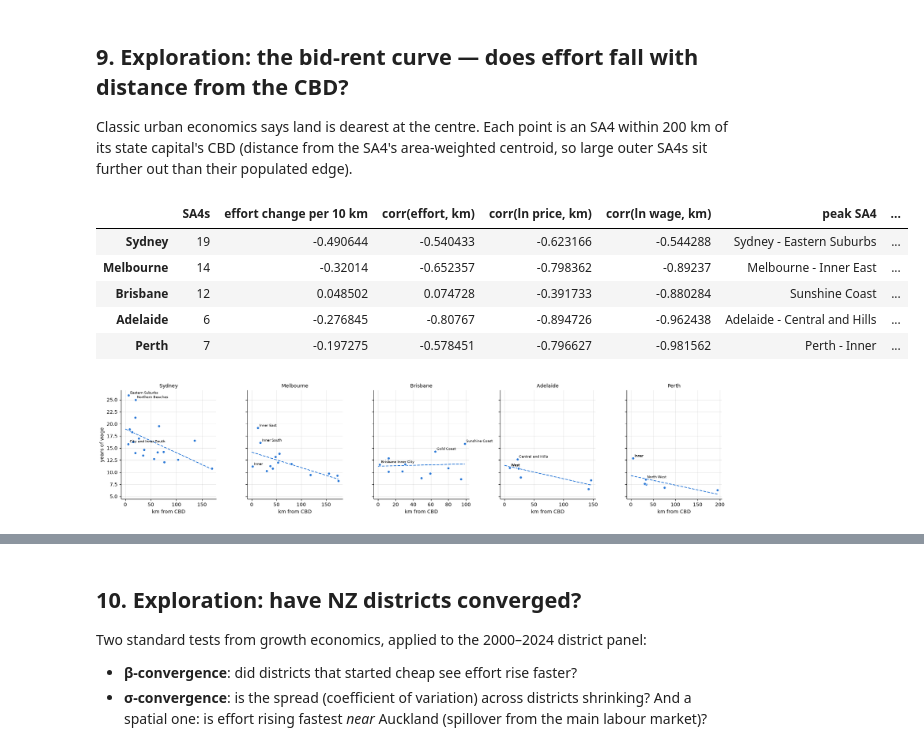
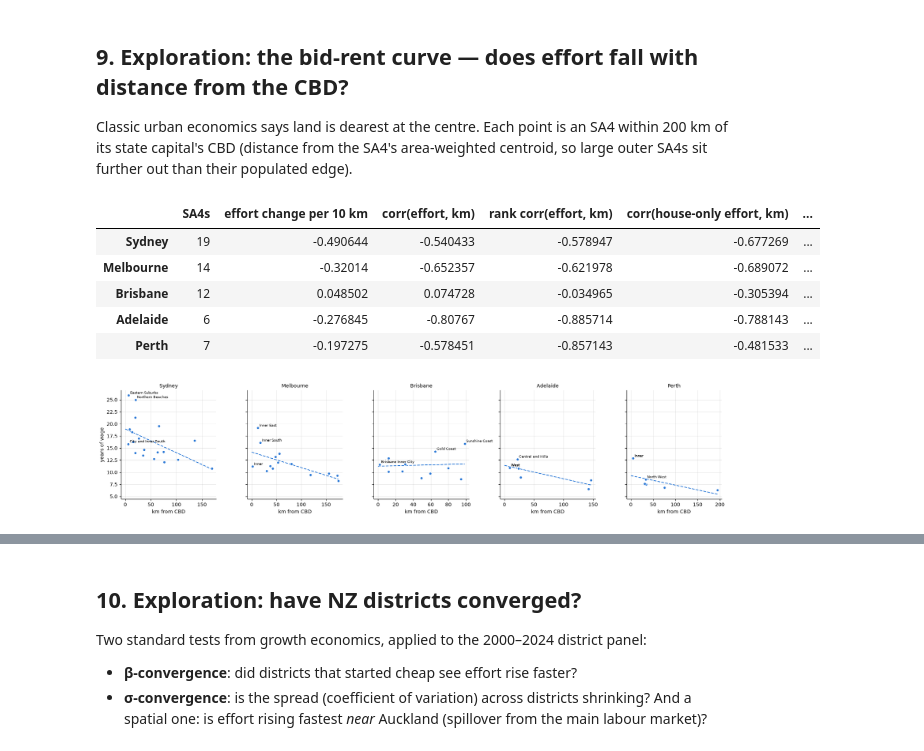
Before and after one commit to chid/au-nz-housing-effort, a Jupyter notebook: investigate.ipynb, the cells around one changed output, grey strips where cells are left out. Saved outputs shown, nothing was run; the diff lists cells and outputs as text; code cells hidden in the pictures.

```diff
--- a/investigate.ipynb
+++ b/investigate.ipynb
@@ -96,0 +100,12 @@ pd.DataFrame({k: fit_density(au, y=k) for k in ['eff', 'eff_unit', 'eff_house']}
+# %%
+lo = nz.dens.min(); core = au[au.dens >= lo]
+sets = [('AU, all 50', au, 'workers_pow_2021'), (f'AU, without the {len(au) - len(core)} regions sparser than any NZ district', core, 'workers_pow_2021'), ('NZ, 57 (metros merged)', nz, 'employees')]
+rob = pd.DataFrame({k: {'n': len(d), 'R² ln(density)': ols([np.log(d.dens.values)], d.eff.values)[1], 'Spearman density': d.dens.rank().corr(d.eff.rank()),
+                        'R² ln(jobs)': ols([np.log(d[w].values)], d.eff.values)[1], 'R² density, job-weighted': np.nan} for k, d, w in sets}).T
+for k, d, w in sets:   # weighted least squares, weights = jobs
+    X = np.column_stack([np.log(d.dens.values), np.ones(len(d))]); sw = np.sqrt(d[w].values); bw, *_ = np.linalg.lstsq(X*sw[:, None], d.eff.values*sw, rcond=None)
+    ww = d[w].values; e = d.eff.values - X @ bw; rob.loc[k, 'R² density, job-weighted'] = 1 - (ww*e**2).sum() / (ww*(d.eff.values - (ww*d.eff.values).sum()/ww.sum())**2).sum()
+bm = ols([np.log(au.dens.values), au.accfood.values], au.eff.values)[0]
+print('AU standardised coefficients: density %.2f, tourism proxy %.2f; corr(ln density, tourism proxy) %.2f' % (bm[0]*np.log(au.dens).std()/au.eff.std(), bm[1]*au.accfood.std()/au.eff.std(), np.corrcoef(np.log(au.dens), au.accfood)[0, 1]))
+print('AU tourism-only R² without the sparse regions: %.2f; density + tourism: %.2f' % (ols([core.accfood.values], core.eff.values)[1], ols([np.log(core.dens.values), core.accfood.values], core.eff.values)[1]))
+print('regions dropped:', list(au.index[au.dens < lo])); rob.astype(float).round(2)
@@ -455,25 +487,29 @@ Classic urban economics says land is dearest at the centre. Each point is an SA4
 # %%
 CBD = {'NSW': ('Sydney', 151.207, -33.868), 'VIC': ('Melbourne', 144.963, -37.814), 'QLD': ('Brisbane', 153.026, -27.469), 'SA': ('Adelaide', 138.600, -34.929), 'WA': ('Perth', 115.860, -31.952)}
 sa4['km_cbd'] = [km(CBD[s][1], CBD[s][2], lo, la) if s in CBD else np.nan for s, lo, la in zip(sa4.state, sa4.lon, sa4.lat)]
 near = sa4[sa4.km_cbd < 200]
 fig, axes = plt.subplots(1, 5, figsize=(18, 4), sharey=True); rows = {}
 for ax, (st, (city, *_)) in zip(axes, CBD.items()):
     d = near[near.state == st]; b = np.polyfit(d.km_cbd, d.eff, 1)
     ax.scatter(d.km_cbd, d.eff, color=AU, s=30, edgecolor='white', zorder=3); xs = np.array([0, d.km_cbd.max()]); ax.plot(xs, b[0]*xs + b[1], '--', color=AU)
     for n in d.nlargest(2, 'eff').index.tolist() + d.nsmallest(1, 'km_cbd').index.tolist():
         ax.annotate(d.name[n].replace(city+' - ', '').replace('Sydney - ', ''), (d.km_cbd[n], d.eff[n]), fontsize=7, xytext=(3, 3), textcoords='offset points')
     ax.set_title(city, fontsize=10); ax.set_xlabel('km from CBD')
+    inner = d[d.name.str.startswith(city) | d.name.isin(['Mornington Peninsula', 'Ipswich', 'Logan - Beaudesert', 'Moreton Bay - North', 'Moreton Bay - South', 'Mandurah', 'Central Coast'])]
     rows[city] = {'SA4s': len(d), 'effort change per 10 km': b[0]*10, 'corr(effort, km)': np.corrcoef(d.km_cbd, d.eff)[0, 1],
+                  'rank corr(effort, km)': d.km_cbd.rank().corr(d.eff.rank()), 'corr(house-only effort, km)': np.corrcoef(d.km_cbd, d.house_price/d.wage)[0, 1],
+                  'capital-city SA4s only: n': len(inner), 'capital-city SA4s only: corr': np.corrcoef(inner.km_cbd, inner.eff)[0, 1],
+                  'largest SA4 (km²)': d.area_km2.max(),
                   'corr(ln price, km)': np.corrcoef(d.km_cbd, np.log(d.price))[0, 1], 'corr(ln wage, km)': np.corrcoef(d.km_cbd, np.log(d.wage))[0, 1],
                   'peak SA4': d.name[d.eff.idxmax()], 'peak km': d.km_cbd[d.eff.idxmax()]}
 axes[0].set_ylabel('years of wage'); plt.tight_layout(); pd.DataFrame(rows).T.round(2)
 # %% [output]
-|  | SA4s | effort change per 10 km | corr(effort, km) | corr(ln price, km) | corr(ln wage, km) | peak SA4 | ... |
-| Sydney | 19 | -0.490644 | -0.540433 | -0.623166 | -0.544288 | Sydney - Eastern Suburbs | ... |
-| Melbourne | 14 | -0.32014 | -0.652357 | -0.798362 | -0.89237 | Melbourne - Inner East | ... |
-| Brisbane | 12 | 0.048502 | 0.074728 | -0.391733 | -0.880284 | Sunshine Coast | ... |
-| Adelaide | 6 | -0.276845 | -0.80767 | -0.894726 | -0.962438 | Adelaide - Central and Hills | ... |
-| Perth | 7 | -0.197275 | -0.578451 | -0.796627 | -0.981562 | Perth - Inner | ... |
+|  | SA4s | effort change per 10 km | corr(effort, km) | rank corr(effort, km) | corr(house-only effort, km) | ... |
+| Sydney | 19 | -0.490644 | -0.540433 | -0.578947 | -0.677269 | ... |
+| Melbourne | 14 | -0.32014 | -0.652357 | -0.621978 | -0.689072 | ... |
+| Brisbane | 12 | 0.048502 | 0.074728 | -0.034965 | -0.305394 | ... |
+| Adelaide | 6 | -0.276845 | -0.80767 | -0.885714 | -0.788143 | ... |
+| Perth | 7 | -0.197275 | -0.578451 | -0.857143 | -0.481533 | ... |
 [figure]
 # %% [markdown]
 What to look for: prices fall with distance everywhere, but so do wages (measured by residence), so effort falls more gently than price.
```
Also changed, not shown: parts of 15 cells of this notebook, 3 other files.
